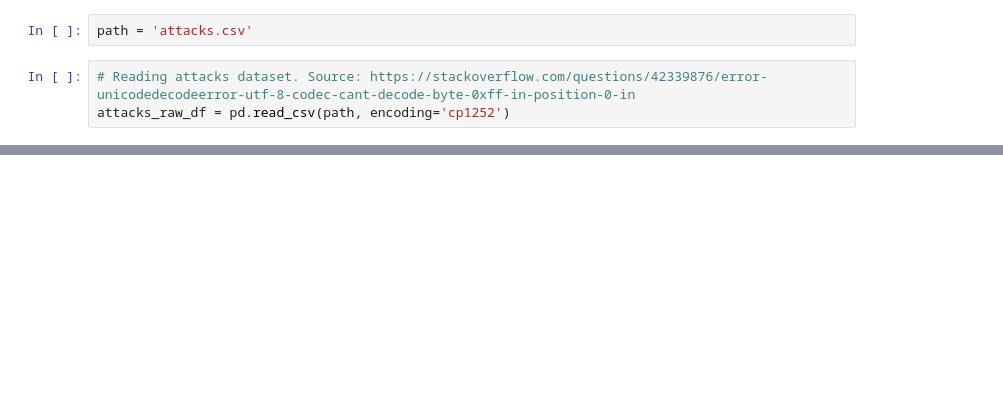
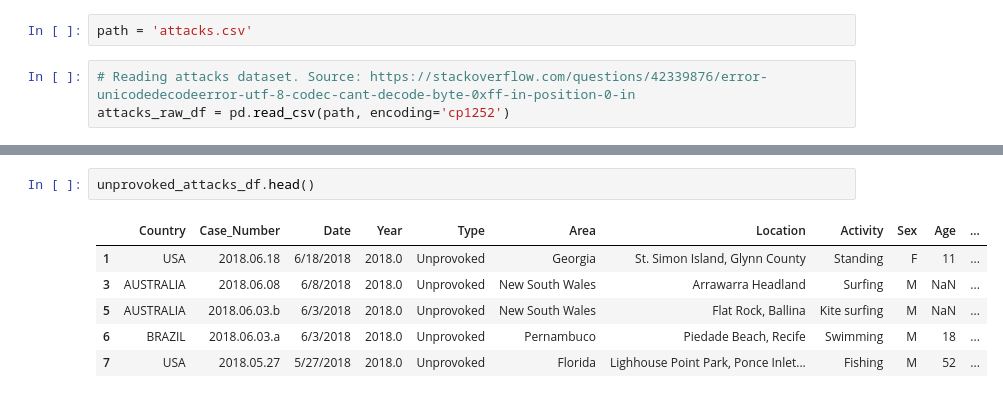
Before and after one commit to gcolareta/Shark_Attacks, a Jupyter notebook: Final_Project.ipynb, the cells around one changed output, grey strips where cells are left out. Saved outputs shown, nothing was run; the diff lists cells and outputs as text; blank space fills up the shorter version.

```diff
--- a/Final_Project.ipynb
+++ b/Final_Project.ipynb
@@ -62,2 +47,11 @@ unprovoked_attacks.head(10)
+# %%
+unprovoked_attacks_df.head()
+# %% [output]
+|  | Country | Case_Number | Date | Year | Type | Area | Location | Activity | Sex | Age | ... |
+| 1 | USA | 2018.06.18 | 6/18/2018 | 2018.0 | Unprovoked | Georgia | St. Simon Island, Glynn County | Standing | F | 11 | ... |
+| 3 | AUSTRALIA | 2018.06.08 | 6/8/2018 | 2018.0 | Unprovoked | New South Wales | Arrawarra Headland | Surfing | M | NaN | ... |
+| 5 | AUSTRALIA | 2018.06.03.b | 6/3/2018 | 2018.0 | Unprovoked | New South Wales | Flat Rock, Ballina | Kite surfing | M | NaN | ... |
+| 6 | BRAZIL | 2018.06.03.a | 6/3/2018 | 2018.0 | Unprovoked | Pernambuco | Piedade Beach, Recife | Swimming | M | 18 | ... |
+| 7 | USA | 2018.05.27 | 5/27/2018 | 2018.0 | Unprovoked | Florida | Lighhouse Point Park, Ponce Inlet... | Fishing | M | 52 | ... |
 # %%
 # Add Month column to extract the month of the attack
```
Also changed, not shown: parts of 20 cells of this notebook.
